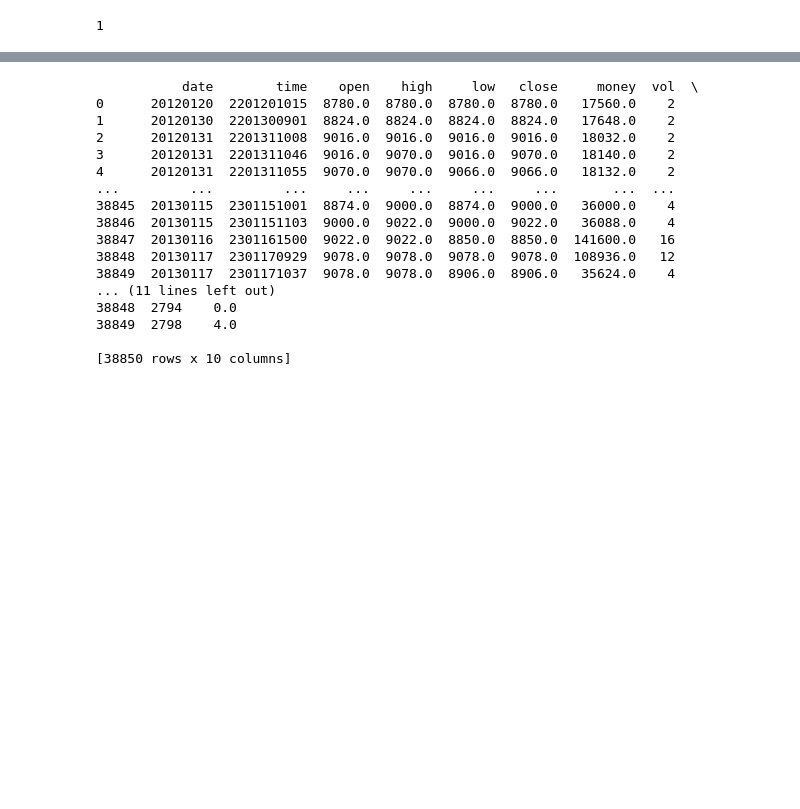
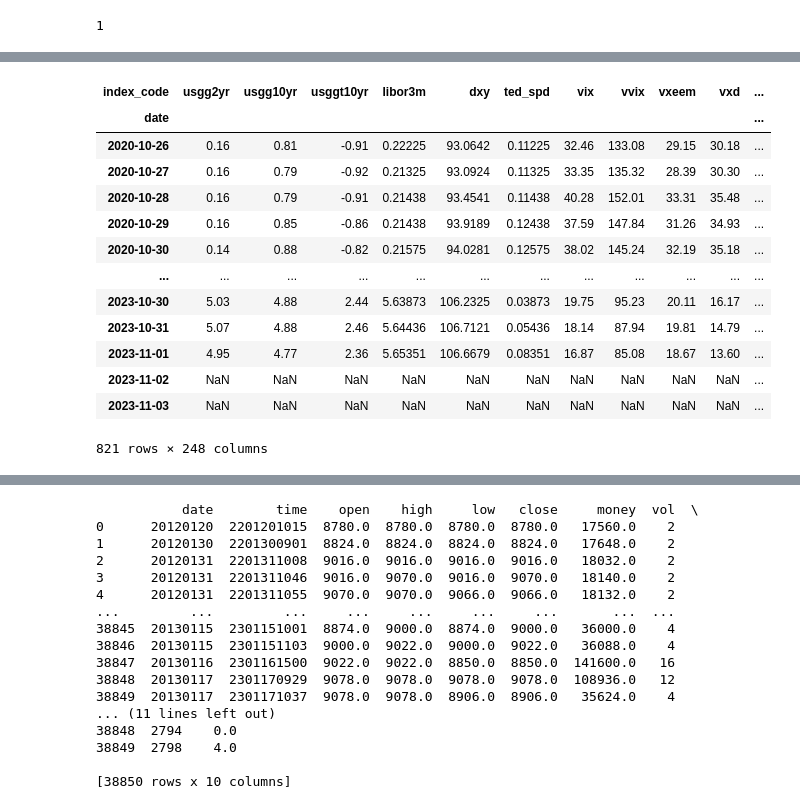
Before and after one commit to harvey1673/pyktrader3, a Jupyter notebook: bktest/data conversion to wtpy.ipynb, the cells around one changed output, grey strips where cells are left out. Drawn from its saved outputs; the diff is of its cells as text; code cells hidden in the pictures; blank space fills up the shorter version.

```diff
--- a/bktest/data conversion to wtpy.ipynb
+++ b/bktest/data conversion to wtpy.ipynb
@@ -39,0 +40,23 @@ saving data for ifind_data.xlsx:petchem_d, total cols:133
+# %%
+from misc_scripts import fun_factor_update
+
+#sgx_daily_update.fetch_fef_3pm_close(cdate=datetime.date(2023,10,6))
+
+#spot_df = fun_factor_update.get_fun_data(datetime.date(2020,1,1), datetime.date(2023,10,6))
+spot_df = fun_factor_update.get_fun_data(datetime.date(2020,10,26), datetime.date(2023,11,1))
+spot_df
+# %% [output]
+| index_code | usgg2yr | usgg10yr | usggt10yr | libor3m | dxy | ted_spd | vix | vvix | vxeem | vxd | ... |
+| date |  |  |  |  |  |  |  |  |  |  | ... |
+| 2020-10-26 | 0.16 | 0.81 | -0.91 | 0.22225 | 93.0642 | 0.11225 | 32.46 | 133.08 | 29.15 | 30.18 | ... |
+| 2020-10-27 | 0.16 | 0.79 | -0.92 | 0.21325 | 93.0924 | 0.11325 | 33.35 | 135.32 | 28.39 | 30.30 | ... |
+| 2020-10-28 | 0.16 | 0.79 | -0.91 | 0.21438 | 93.4541 | 0.11438 | 40.28 | 152.01 | 33.31 | 35.48 | ... |
+| 2020-10-29 | 0.16 | 0.85 | -0.86 | 0.21438 | 93.9189 | 0.12438 | 37.59 | 147.84 | 31.26 | 34.93 | ... |
+| 2020-10-30 | 0.14 | 0.88 | -0.82 | 0.21575 | 94.0281 | 0.12575 | 38.02 | 145.24 | 32.19 | 35.18 | ... |
+| ... | ... | ... | ... | ... | ... | ... | ... | ... | ... | ... | ... |
+| 2023-10-30 | 5.03 | 4.88 | 2.44 | 5.63873 | 106.2325 | 0.03873 | 19.75 | 95.23 | 20.11 | 16.17 | ... |
+| 2023-10-31 | 5.07 | 4.88 | 2.46 | 5.64436 | 106.7121 | 0.05436 | 18.14 | 87.94 | 19.81 | 14.79 | ... |
+| 2023-11-01 | 4.95 | 4.77 | 2.36 | 5.65351 | 106.6679 | 0.08351 | 16.87 | 85.08 | 18.67 | 13.60 | ... |
+| 2023-11-02 | NaN | NaN | NaN | NaN | NaN | NaN | NaN | NaN | NaN | NaN | ... |
+| 2023-11-03 | NaN | NaN | NaN | NaN | NaN | NaN | NaN | NaN | NaN | NaN | ... |
+821 rows × 248 columns
```
Also changed, not shown: parts of 23 cells of this notebook, 5 other files.
